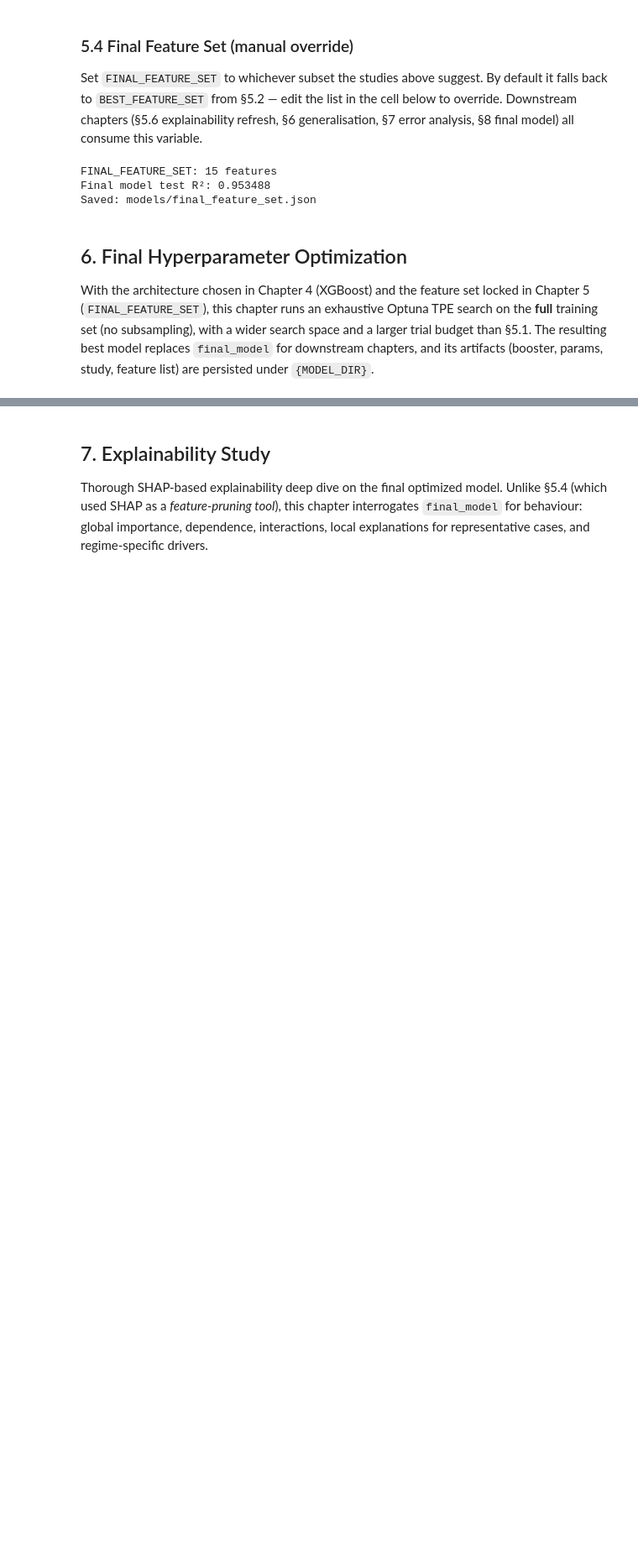
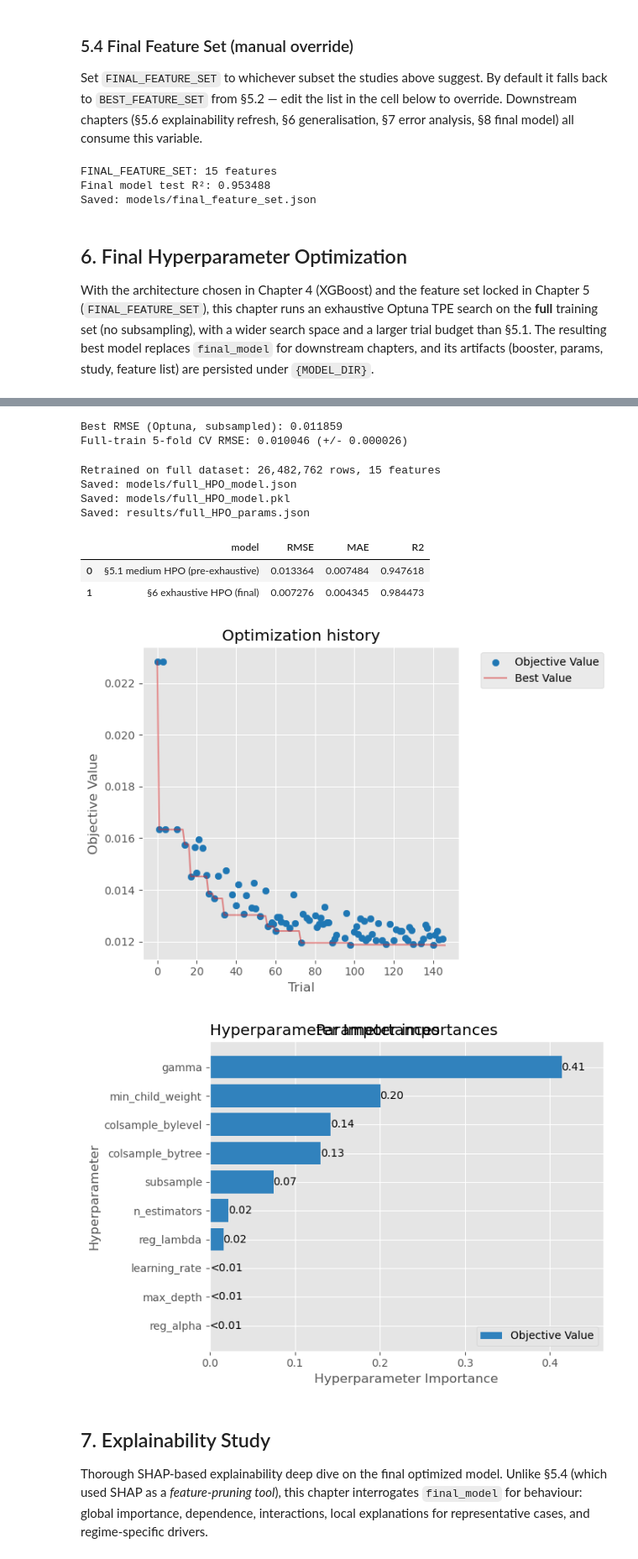
Before and after one commit to marcvem2AED/TFM_MCD_MarcVelascoMateu, a Jupyter notebook: 3-Model_training.ipynb, the cells around one changed output, grey strips where cells are left out. Shown at 84% size. Cells and saved outputs as stored; diff of their text form; code cells hidden in the pictures; blank space fills up the shorter version.

Commit message:
Full HPO completed

```diff
--- a/3-Model_training.ipynb
+++ b/3-Model_training.ipynb
@@ -1301,12 +1342,48 @@ print('Best params:', full_HPO_params)
+# %%
+# Final FINAL_HPO_N_SPLITS-fold CV on full training set to validate best params
+kf_val = KFold(n_splits=FINAL_HPO_N_SPLITS, shuffle=True, random_state=RANDOM_STATE)
+cv_rmse_scores = []
+for tr_i, va_i in kf_val.split(X_final_train):
+    m = XGBRegressor(**{k: v for k, v in full_HPO_params.items()
+                        if k not in ('objective', 'eval_metric', 'tree_method')})
+    m.fit(X_final_train.iloc[tr_i], y_final_train.iloc[tr_i])
+    cv_rmse_scores.append(root_mean_squared_error(
+        y_final_train.iloc[va_i],
+        m.predict(X_final_train.iloc[va_i])
+    ))
+
+print(f'Best RMSE (Optuna, subsampled): {final_study.best_value:.6f}')
+print(f'Full-train {FINAL_HPO_N_SPLITS}-fold CV RMSE: {np.mean(cv_rmse_scores):.6f} (+/- {np.std(cv_rmse_scores):.6f})')
+# %% [output]
+Best RMSE (Optuna, subsampled): 0.011859
+Full-train 5-fold CV RMSE: 0.010046 (+/- 0.000026)
+# %%
+# Retrain on train+test combined (full available data before deployment)
+X_full_final = pd.concat([X_final_train, X_final_test])
+y_full_final = pd.concat([y_final_train, y_final_test])
+
+full_HPO_model = XGBRegressor(**{k: v for k, v in full_HPO_params.items()
+                                          if k not in ('objective', 'eval_metric', 'tree_method')})
+full_HPO_model.fit(X_full_final, y_full_final)
+print(f'Retrained on full dataset: {len(X_full_final):,} rows, {len(FINAL_FEATURE_SET)} features')
+
+with open(f'{RESULTS_DIR}/full_HPO_params.json', 'w', encoding='utf-8') as fh:
+    json.dump(full_HPO_params, fh, indent=4)
+full_HPO_model.get_booster().save_model(f'{MODEL_DIR}/full_HPO_model.json')
+with open(f'{MODEL_DIR}/full_HPO_model.pkl', 'wb') as fh:
+    pickle.dump(full_HPO_model, fh)
+print(f'Saved: {MODEL_DIR}/full_HPO_model.json')
+print(f'Saved: {MODEL_DIR}/full_HPO_model.pkl')
+print(f'Saved: {RESULTS_DIR}/full_HPO_params.json')
+# %% [output]
+Retrained on full dataset: 26,482,762 rows, 15 features
+Saved: models/full_HPO_model.json
+Saved: models/full_HPO_model.pkl
+Saved: results/full_HPO_params.json
 # %%
 # Snapshot pre-HPO model metrics for comparison, then refit on exhaustive params
-X_train_arr, X_test_arr = X_hpo, X_final_test
-med_pred_te = final_model.predict(X_test_arr)
-
-full_HPO_model = XGBRegressor(**{k: v for k, v in full_HPO_params.items()
-                                  if k not in ('objective', 'eval_metric', 'tree_method')})
-full_HPO_model.fit(X_hpo, y_hpo)
-new_pred_te = full_HPO_model.predict(X_test_arr)
+med_pred_te = final_model.predict(X_final_test)
+new_pred_te = full_HPO_model.predict(X_final_test)
 
 hpo_comparison_df = pd.DataFrame({
     'model':     ['§5.1 medium HPO (pre-exhaustive)', '§6 exhaustive HPO (final)'],
@@ -1321,12 +1398,24 @@ display(hpo_comparison_df)
 
 # Promote tuned model as the canonical final model for downstream chapters
 final_model = full_HPO_model
+# %% [output]
+|  | model | RMSE | MAE | R2 |
+| 0 | §5.1 medium HPO (pre-exhaustive) | 0.013364 | 0.007484 | 0.947618 |
+| 1 | §6 exhaustive HPO (final) | 0.007276 | 0.004345 | 0.984473 |
 # %%
 # Optuna diagnostics: convergence and parameter importances
-fig, axes = plt.subplots(1, 2, figsize=(14, 5))
-plot_optimization_history(final_study, ax=axes[0])
-axes[0].set_title('Optimization history')
-plot_param_importances(final_study, ax=axes[1])
-axes[1].set_title('Parameter importances')
+# In Optuna 4.x these functions return an Axes object (no ax= parameter)
+ax_hist = plot_optimization_history(final_study)
+ax_hist.set_title('Optimization history')
+ax_hist.get_figure().set_size_inches(7, 5)
 plt.tight_layout()
 plt.show()
+
+ax_imp = plot_param_importances(final_study)
+ax_imp.set_title('Parameter importances')
+ax_imp.get_figure().set_size_inches(7, 5)
+plt.tight_layout()
+plt.show()
+# %% [output]
+[figure, added]
+[figure, added]
```
Also changed, not shown: parts of 6 cells of this notebook, 3 other files.
